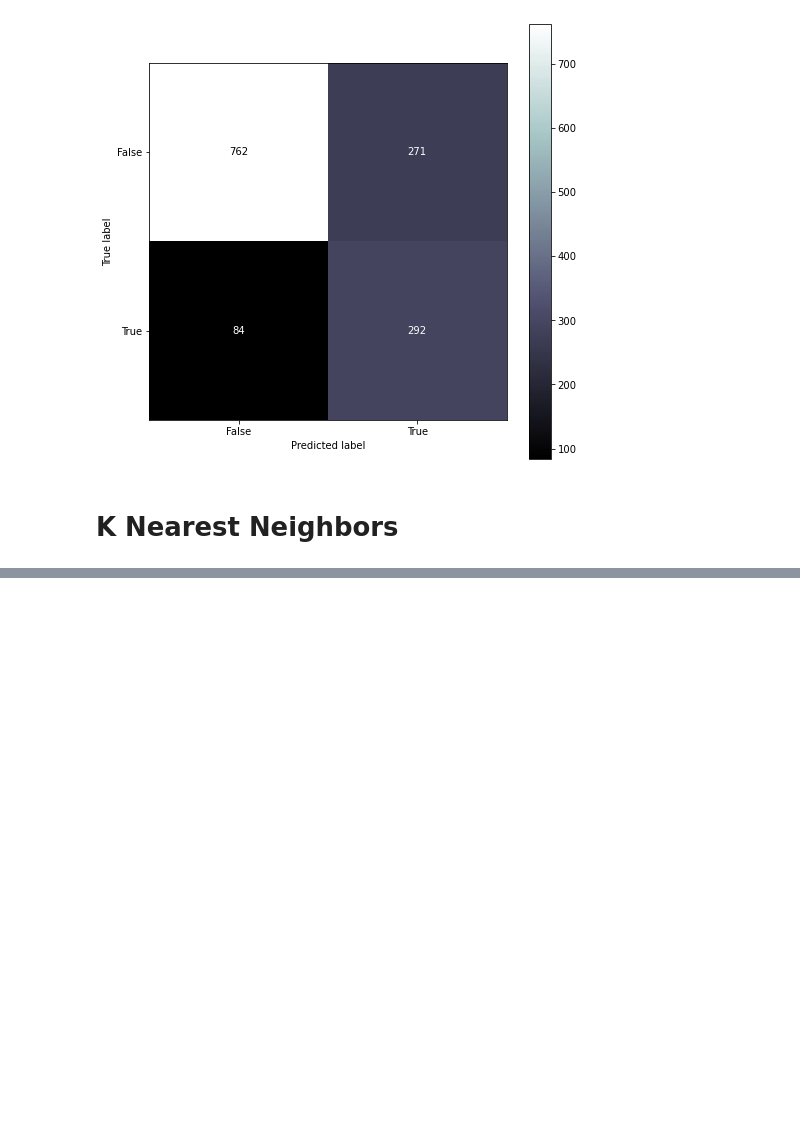
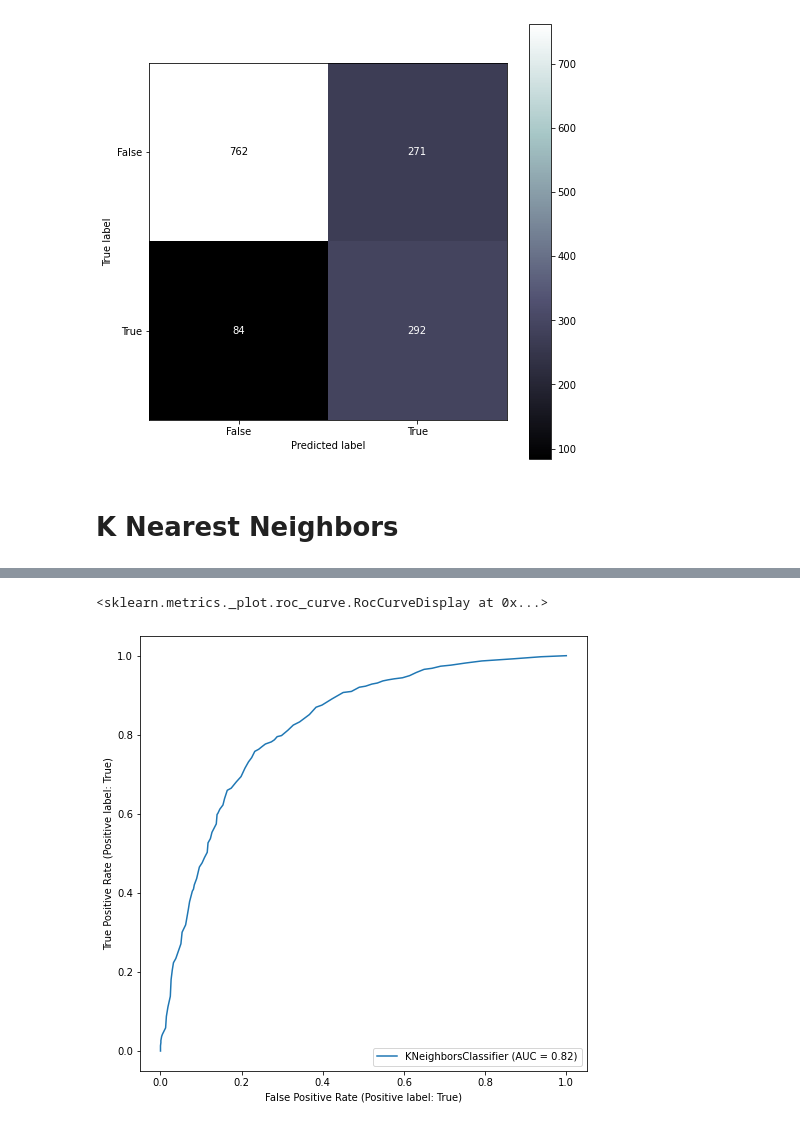
Before and after one commit to Jeff-ChenFan-Wang/TelecomChurnAnalysis, a Jupyter notebook: Model.ipynb, the cells around one changed output, grey strips where cells are left out. Saved outputs shown, nothing was run; the diff lists cells and outputs as text; code cells hidden in the pictures; blank space fills up the shorter version.

```diff
--- a/Model.ipynb
+++ b/Model.ipynb
@@ -219,0 +130,6 @@ array([ 5.,  7., 11., 15., 19., 23., 27., 31., 35., 37.])
+# %%
+fig, ax = plt.subplots(figsize=(8,8))
+RocCurveDisplay.from_estimator(knn_grid_cv.best_estimator_,log_x_test,y_test,ax=ax)
+# %% [output]
+<sklearn.metrics._plot.roc_curve.RocCurveDisplay at 0x...>
+[figure, added]
```
Also changed, not shown: parts of 21 cells of this notebook, 5 other files.
